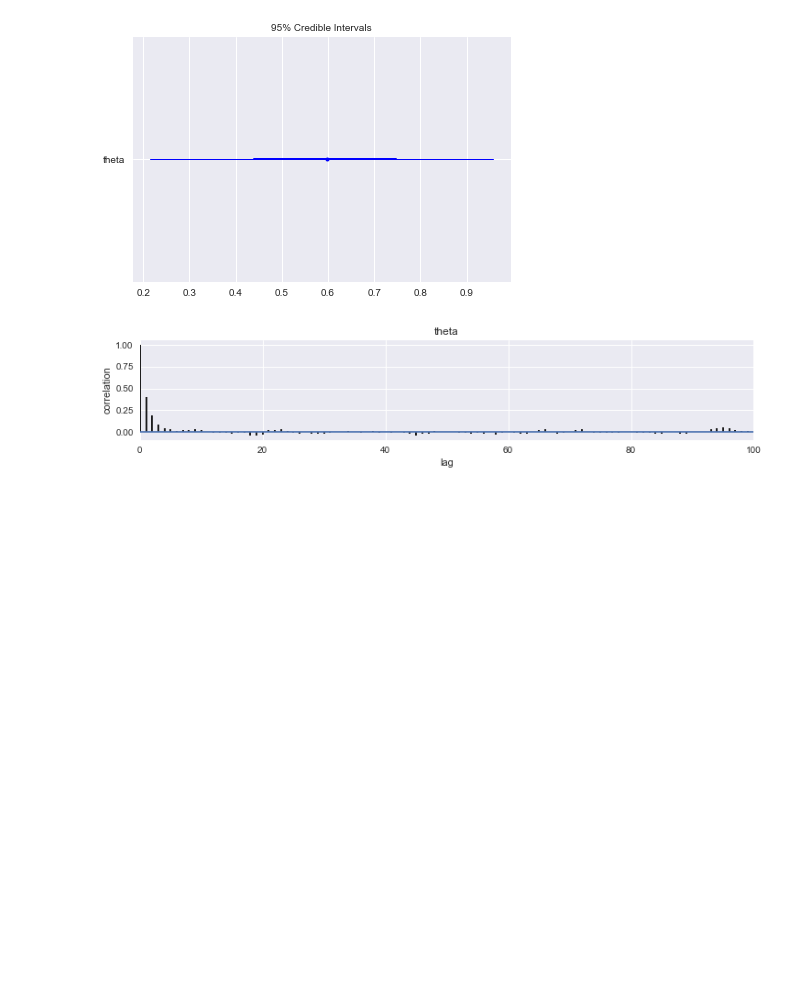
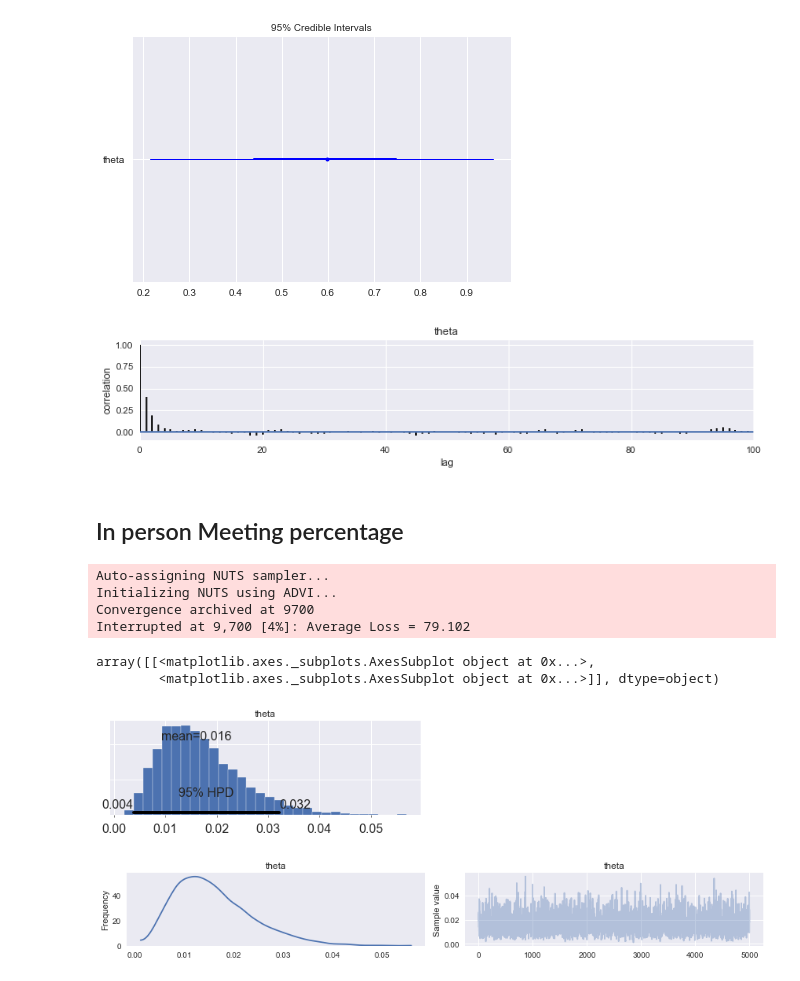
Before and after one commit to caheredia/Data-Science-Portfolio, a Jupyter notebook: Responses/develop/2017-8-21_ch_okc_response_data_bayes.ipynb, the cells around one changed output. Drawn from its saved outputs; the diff is of its cells as text; code cells hidden in the pictures; blank space fills up the shorter version.

```diff
--- a/Responses/develop/2017-8-21_ch_okc_response_data_bayes.ipynb
+++ b/Responses/develop/2017-8-21_ch_okc_response_data_bayes.ipynb
@@ -188,3 +194,28 @@ theta:
 array([[<matplotlib.axes._subplots.AxesSubplot object at 0x...>]], dtype=object)
 [figure]
 [figure]
+# %% [markdown]
+## In person Meeting percentage
+# %%
+with pm.Model():
+    # prior
+    theta = pm.Uniform('theta', 0, 1)
+
+    # likelihood
+    Y = pm.Bernoulli('Y', p = theta, observed = df.Meeting )
+
+    # Inference
+    trace = pm.sample(5000, tune=500)
+# %% [output]
+Auto-assigning NUTS sampler...
+Initializing NUTS using ADVI...
+Convergence archived at 9700
+Interrupted at 9,700 [4%]: Average Loss = 79.102
+# %%
+pm.plots.plot_posterior(trace)
+pm.traceplot(trace)
+# %% [output]
+array([[<matplotlib.axes._subplots.AxesSubplot object at 0x...>,
+        <matplotlib.axes._subplots.AxesSubplot object at 0x...>]], dtype=object)
+[figure, added]
+[figure, added]
```
Also changed, not shown: parts of 20 cells of this notebook, 3 other files.
